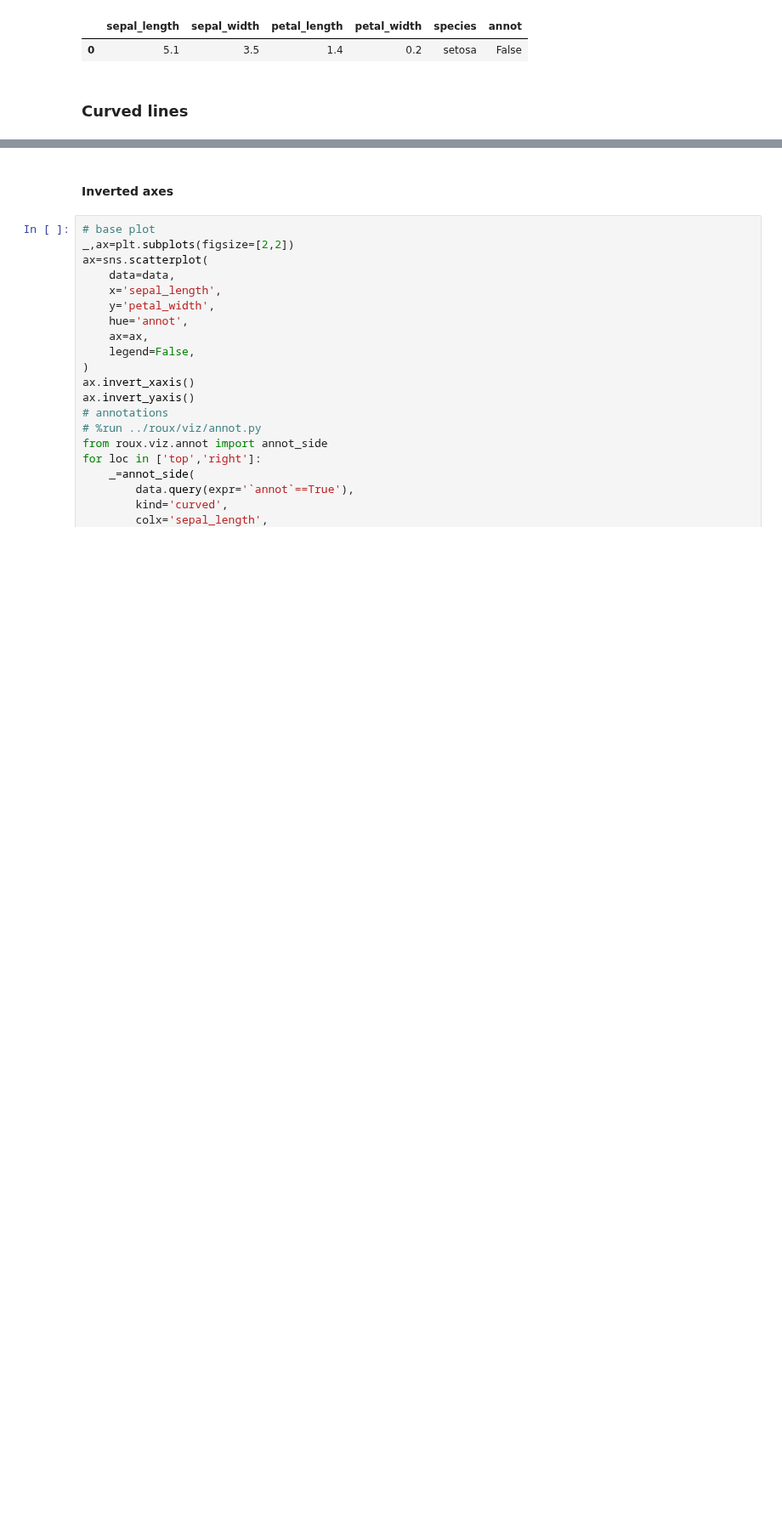
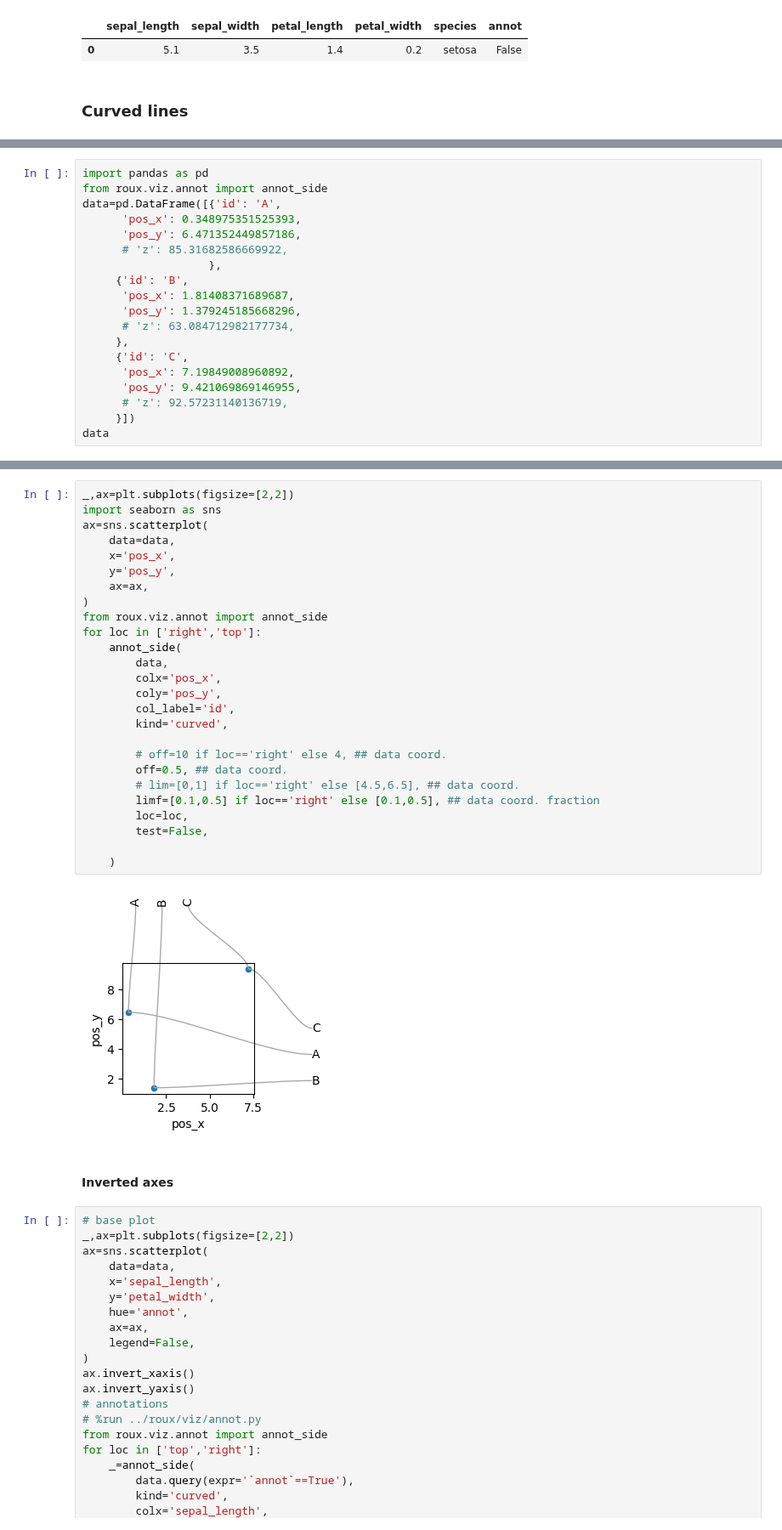
Before and after one commit to rraadd88/roux, a Jupyter notebook: examples/roux_viz_annot.ipynb, the cells around one changed output, grey strips where cells are left out. Shown at 85% size. Saved outputs shown, nothing was run; the diff lists cells and outputs as text; blank space fills up the shorter version.

```diff
--- a/examples/roux_viz_annot.ipynb
+++ b/examples/roux_viz_annot.ipynb
@@ -94,0 +95,19 @@ for loc in ['right','top']:
+# %%
+import pandas as pd
+from roux.viz.annot import annot_side
+data=pd.DataFrame([{'id': 'A',
+      'pos_x': 0.348975351525393,
+      'pos_y': 6.471352449857186,
+      # 'z': 85.31682586669922,
+                   },
+     {'id': 'B',
+      'pos_x': 1.81408371689687,
+      'pos_y': 1.379245185668296,
+      # 'z': 63.084712982177734,
+     },
+     {'id': 'C',
+      'pos_x': 7.19849008960892,
+      'pos_y': 9.421069869146955,
+      # 'z': 92.57231140136719,
+     }])
+data
@@ -95,3 +119,31 @@ for loc in ['right','top']:
+# %%
+_,ax=plt.subplots(figsize=[2,2])
+import seaborn as sns
+ax=sns.scatterplot(
+    data=data,
+    x='pos_x',
+    y='pos_y',
+    ax=ax,
+)
+from roux.viz.annot import annot_side
+for loc in ['right','top']:
+    annot_side(
+        data,
+        colx='pos_x',
+        coly='pos_y',
+        col_label='id',
+        kind='curved',
+
+        # off=10 if loc=='right' else 4, ## data coord.
+        off=0.5, ## data coord.
+        # lim=[0,1] if loc=='right' else [4.5,6.5], ## data coord.
+        limf=[0.1,0.5] if loc=='right' else [0.1,0.5], ## data coord. fraction
+        loc=loc,
+        test=False,
+
+    )
+# %% [output]
+[figure, added]
 # %% [markdown]
 #### Inverted axes
 # %%
```
Also changed, not shown: parts of 3 cells of this notebook, 5 other files.
